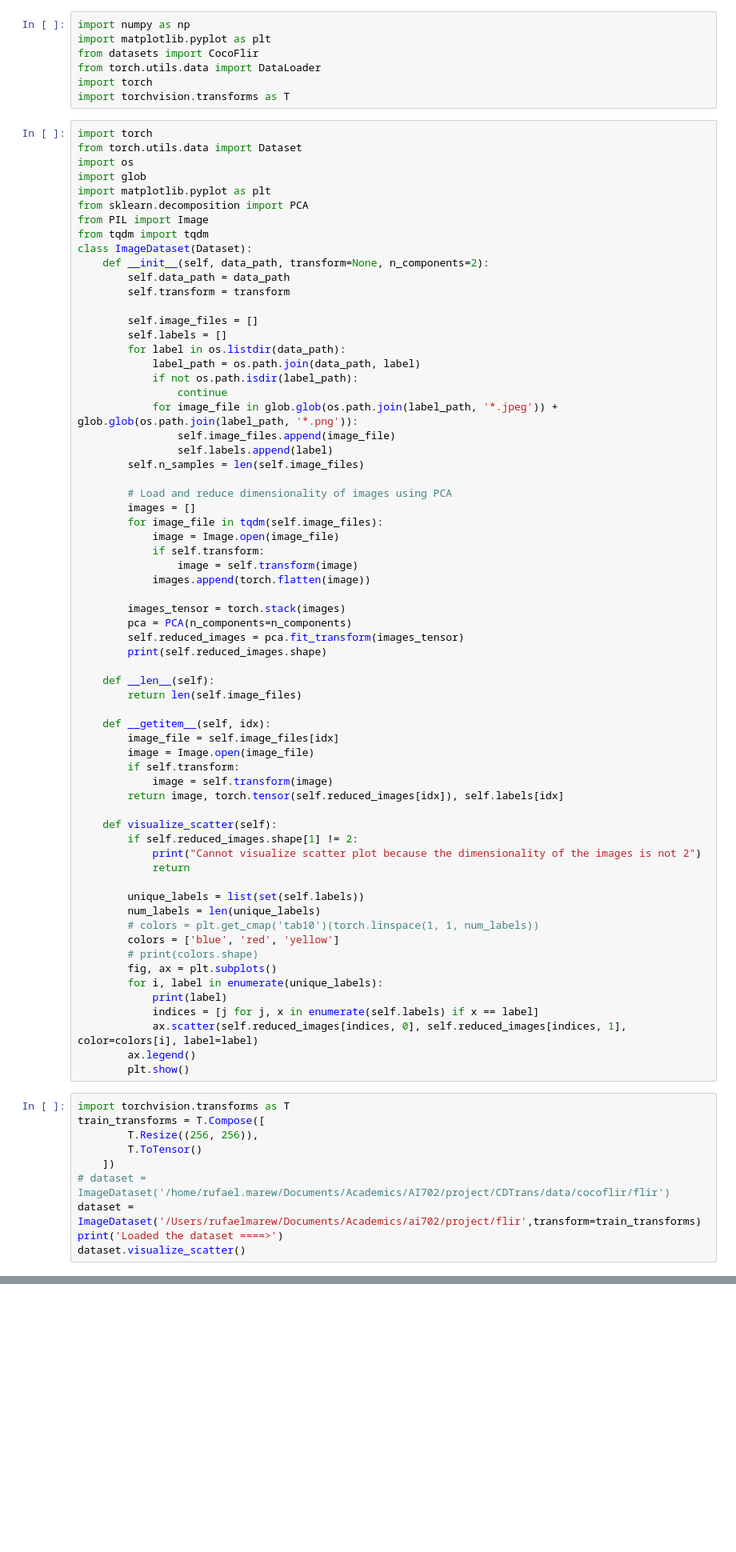
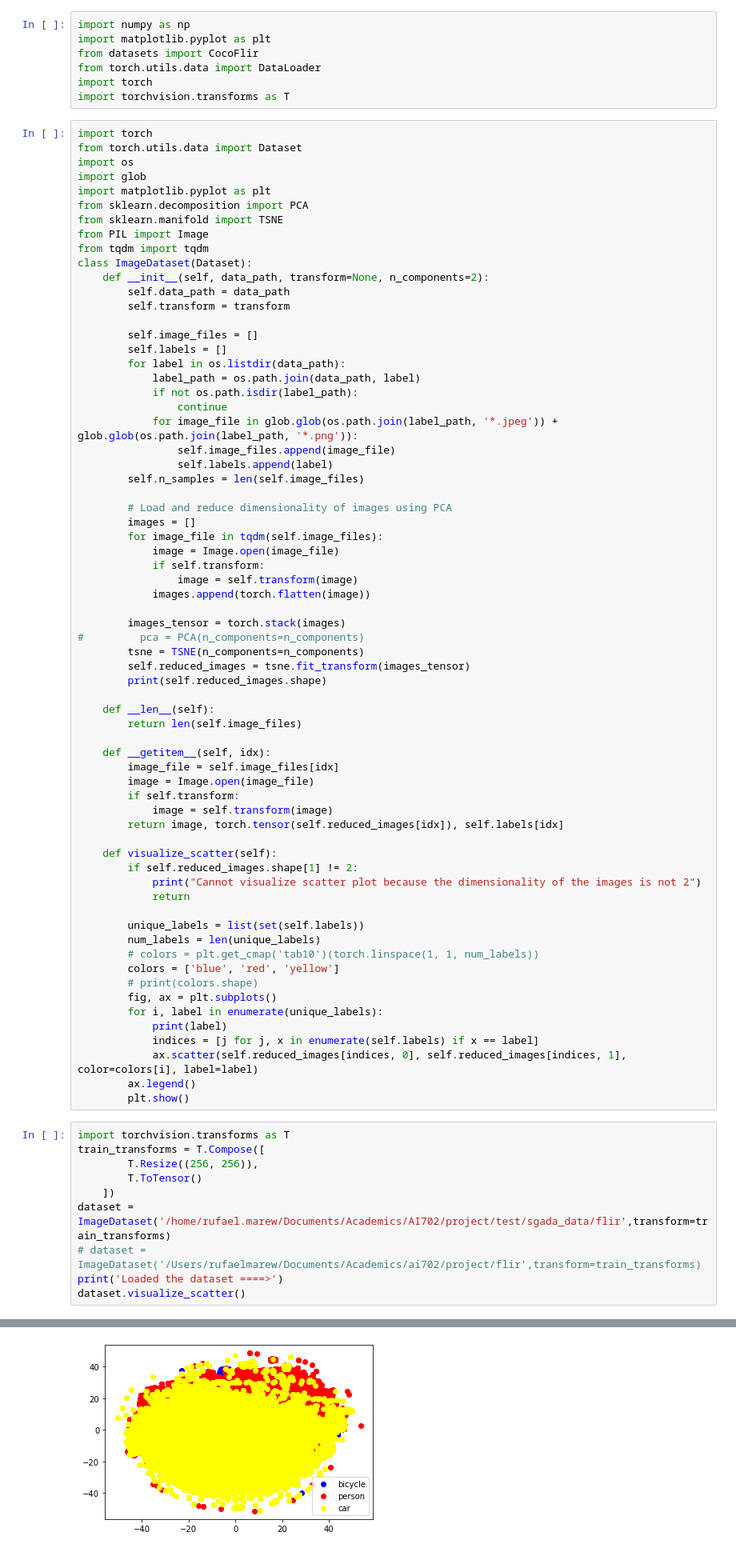
Before and after one commit to fazlicodes/CDTrans, a Jupyter notebook: Untitled.ipynb, the cells around one changed output, grey strips where cells are left out. Shown at 80% size. Saved outputs shown, nothing was run; the diff lists cells and outputs as text; blank space fills up the shorter version.

Commit message:
added visualization

```diff
--- a/Untitled.ipynb
+++ b/Untitled.ipynb
@@ -12,6 +12,7 @@ import os
 import glob
 import matplotlib.pyplot as plt
 from sklearn.decomposition import PCA
+from sklearn.manifold import TSNE
 from PIL import Image
 from tqdm import tqdm
 class ImageDataset(Dataset):
@@ -39,8 +40,9 @@ class ImageDataset(Dataset):
             images.append(torch.flatten(image))
 
         images_tensor = torch.stack(images)
-        pca = PCA(n_components=n_components)
-        self.reduced_images = pca.fit_transform(images_tensor)
+#         pca = PCA(n_components=n_components)
+        tsne = TSNE(n_components=n_components)
+        self.reduced_images = tsne.fit_transform(images_tensor)
         print(self.reduced_images.shape)
 
     def __len__(self):
@@ -76,8 +78,8 @@ train_transforms = T.Compose([
         T.Resize((256, 256)),
         T.ToTensor()
     ])
-# dataset = ImageDataset('/home/rufael.marew/Documents/Academics/AI702/project/CDTrans/data/cocoflir/flir')
-dataset = ImageDataset('/Users/rufaelmarew/Documents/Academics/ai702/project/flir',transform=train_transforms)
+dataset = ImageDataset('/home/rufael.marew/Documents/Academics/AI702/project/test/sgada_data/flir',transform=train_transforms)
+# dataset = ImageDataset('/Users/rufaelmarew/Documents/Academics/ai702/project/flir',transform=train_transforms)
 print('Loaded the dataset ====>')
 dataset.visualize_scatter()
 # %% [output]
@@ -84,0 +91 @@ UnidentifiedImageError: cannot identify image file '/Users/rufaelmarew/Documents
+[figure, added]
```
Also changed, not shown: parts of 3 cells of this notebook.
